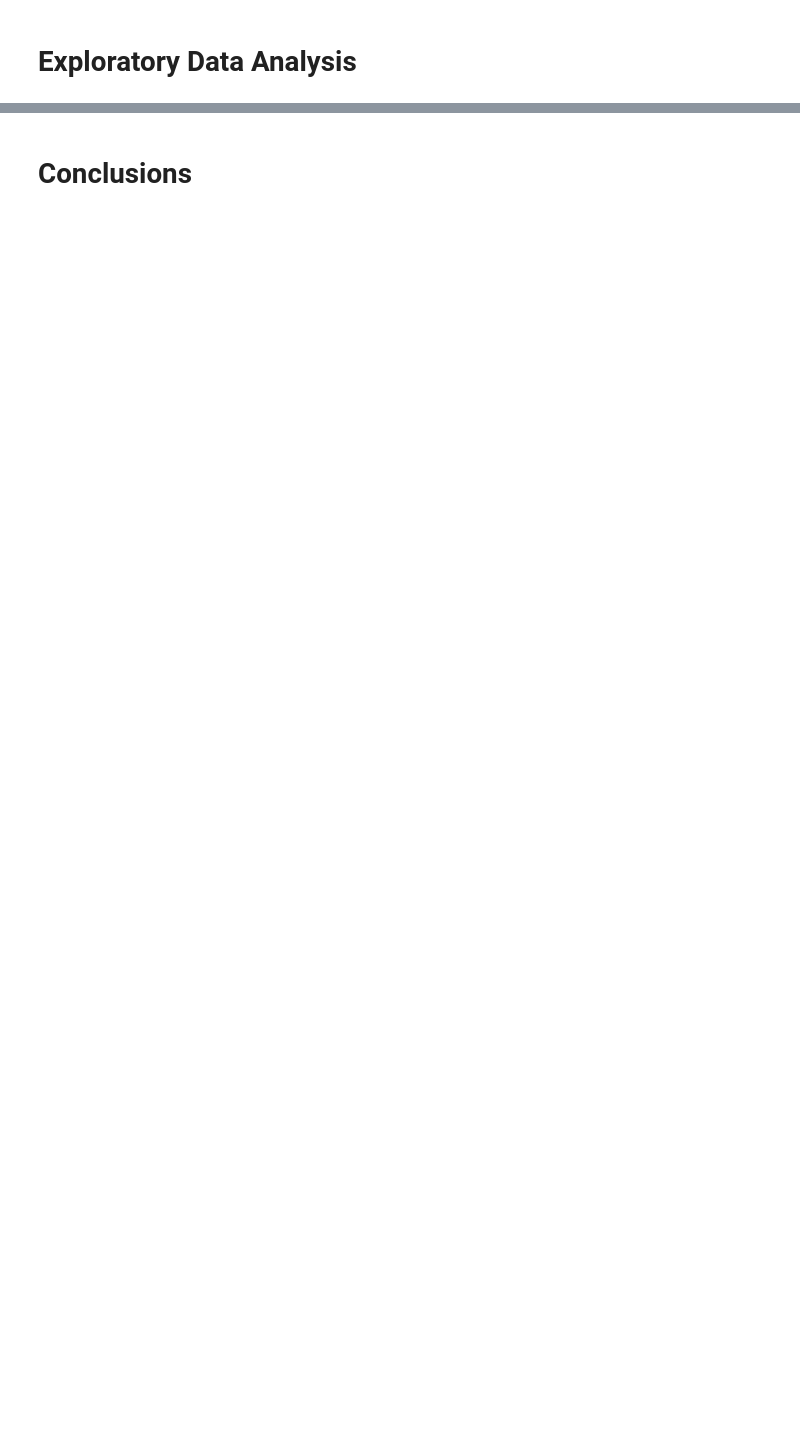
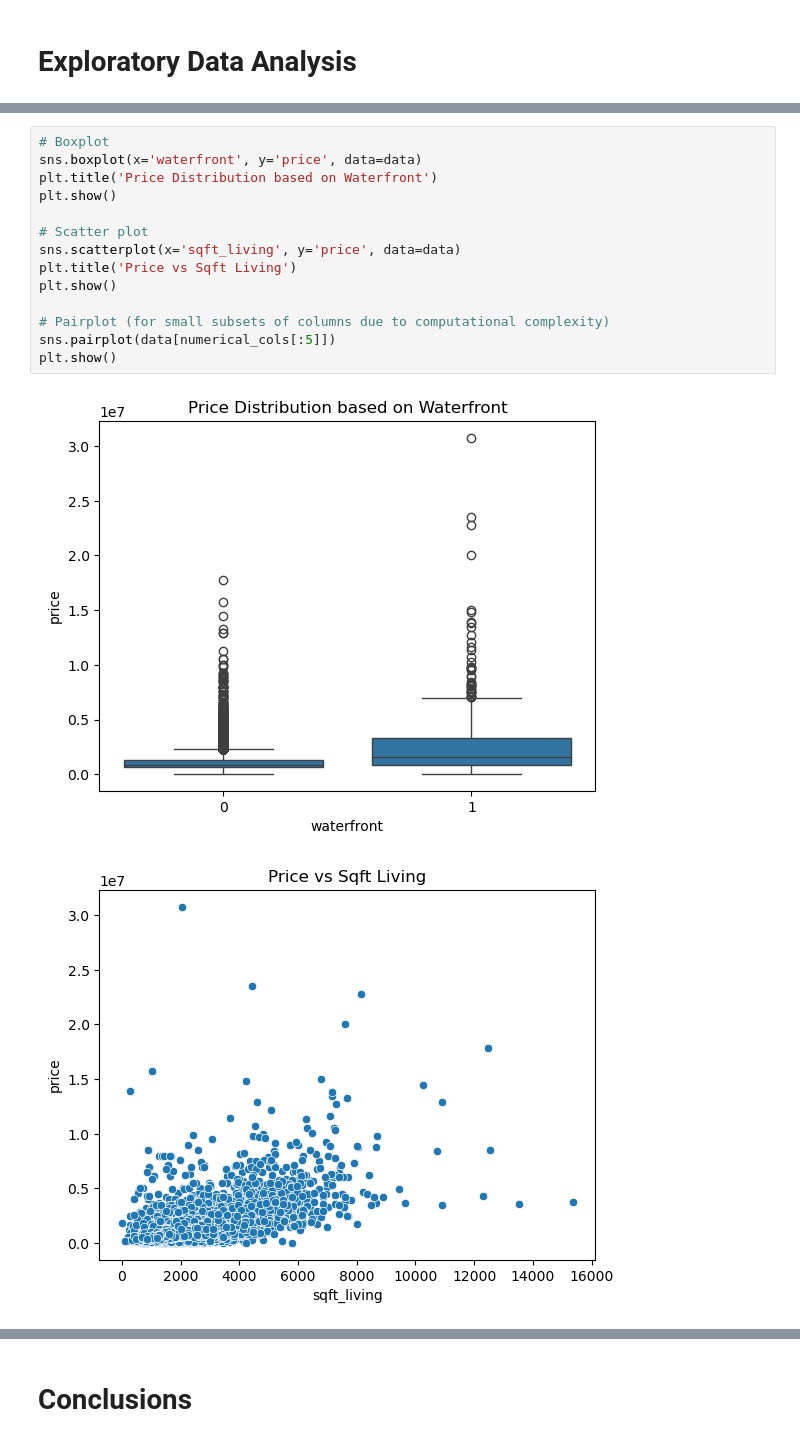
Before and after one commit to rafvrab/RealEstateAnalysis, a Jupyter notebook: analysis.ipynb, the cells around one changed output, grey strips where cells are left out. Cells and saved outputs as stored; diff of their text form; blank space fills up the shorter version.

```diff
--- a/analysis.ipynb
+++ b/analysis.ipynb
@@ -8,0 +250,17 @@
+# %%
+# Boxplot
+sns.boxplot(x='waterfront', y='price', data=data)
+plt.title('Price Distribution based on Waterfront')
+plt.show()
+
+# Scatter plot
+sns.scatterplot(x='sqft_living', y='price', data=data)
+plt.title('Price vs Sqft Living')
+plt.show()
+
+# Pairplot (for small subsets of columns due to computational complexity)
+sns.pairplot(data[numerical_cols[:5]])
+plt.show()
+# %% [output]
+[figure, added]
+[figure, added]
```
Also changed, not shown: parts of 27 cells of this notebook.
